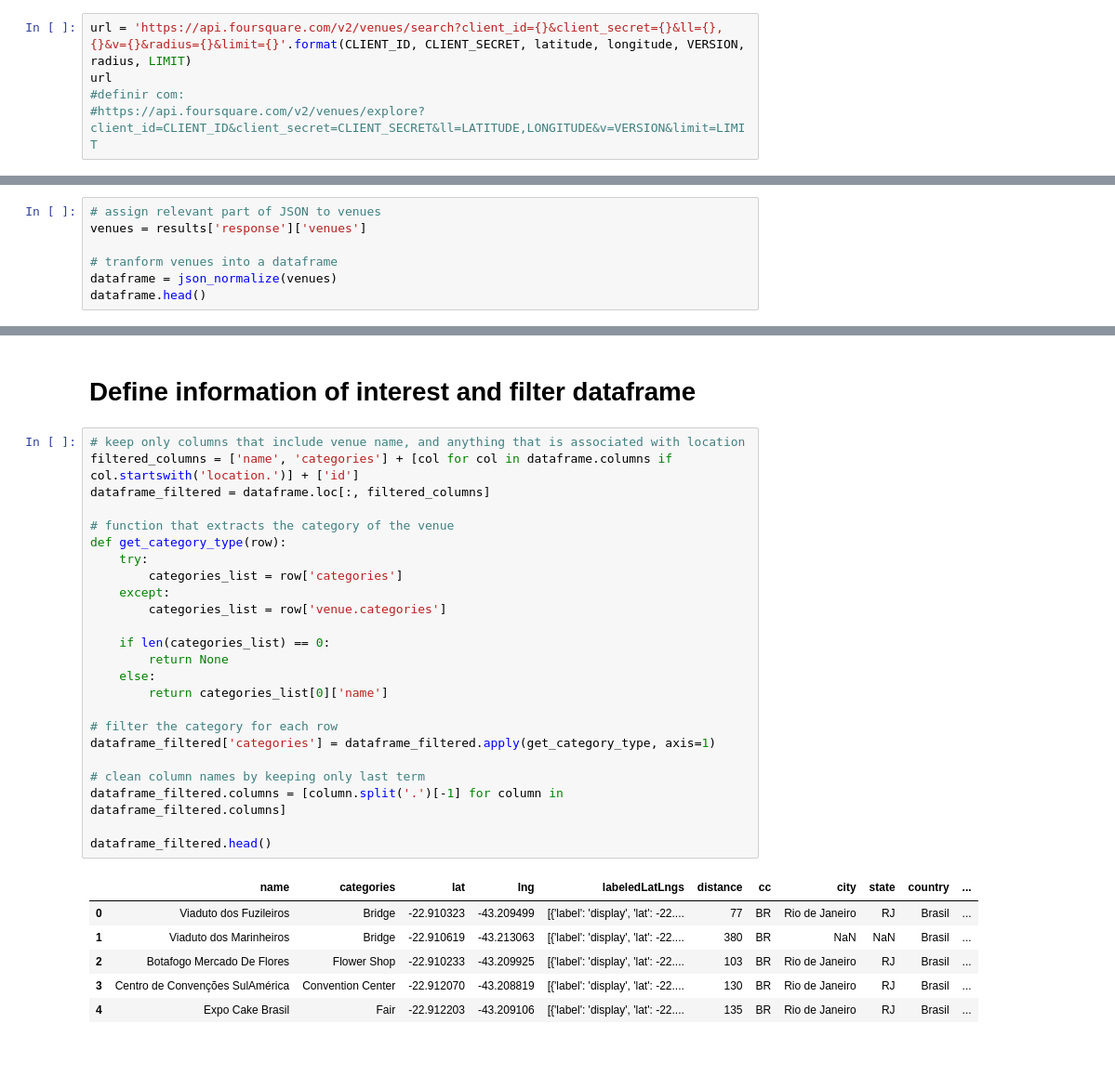
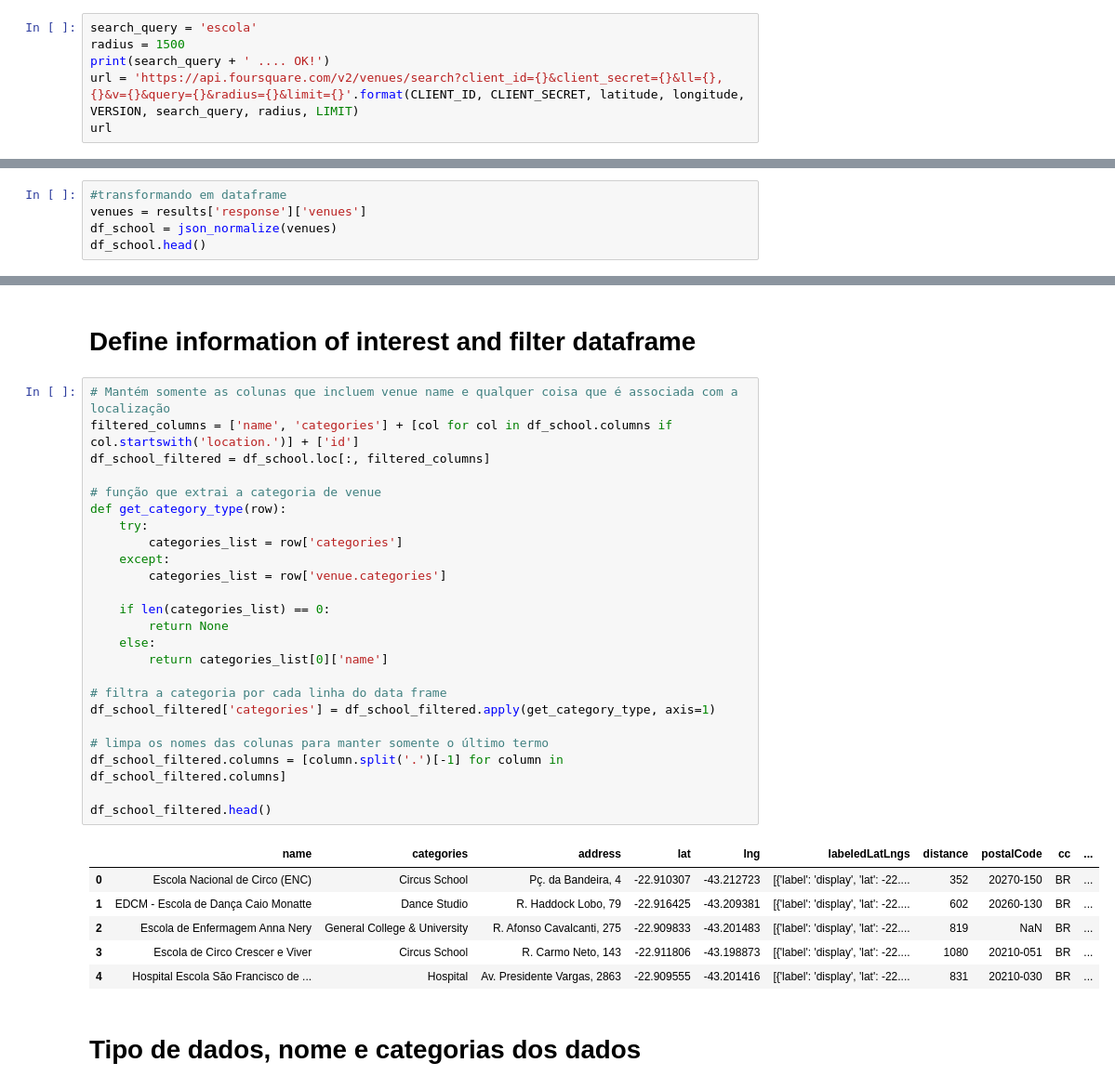
Before and after one commit to SamiraHabib/Coursera_Capstone, a Jupyter notebook: Coursera_Capstone.ipynb, the cells around one changed output, grey strips where cells are left out. Shown: that part at 93% size. Saved outputs shown, nothing was run; the diff lists cells and outputs as text; blank space fills up the shorter version.

```diff
--- a/Coursera_Capstone.ipynb
+++ b/Coursera_Capstone.ipynb
@@ -92,8 +79,9 @@ High School .... OK!
 # %% [markdown]
 # Define URL #
 # %%
-url = 'https://api.foursquare.com/v2/venues/search?client_id={}&client_secret={}&ll={},{}&v={}&radius={}&limit={}'.format(CLIENT_ID, CLIENT_SECRET, latitude, longitude, VERSION, radius, LIMIT)
+search_query = 'escola'
+radius = 1500
+print(search_query + ' .... OK!')
+url = 'https://api.foursquare.com/v2/venues/search?client_id={}&client_secret={}&ll={},{}&v={}&query={}&radius={}&limit={}'.format(CLIENT_ID, CLIENT_SECRET, latitude, longitude, VERSION, search_query, radius, LIMIT)
 url
-#definir com:
-#https://api.foursquare.com/v2/venues/explore?client_id=CLIENT_ID&client_secret=CLIENT_SECRET&ll=LATITUDE,LONGITUDE&v=VERSION&limit=LIMIT
 # %% [output]
@@ -127,8 +116,6 @@ results
 # %%
-# assign relevant part of JSON to venues
+#transformando em dataframe
 venues = results['response']['venues']
-
-# tranform venues into a dataframe
-dataframe = json_normalize(venues)
-dataframe.head()
+df_school = json_normalize(venues)
+df_school.head()
 # %% [output]
@@ -141,33 +128,35 @@ dataframe.head()
 # %% [markdown]
 # Define information of interest and filter dataframe #
 # %%
-# keep only columns that include venue name, and anything that is associated with location
-filtered_columns = ['name', 'categories'] + [col for col in dataframe.columns if col.startswith('location.')] + ['id']
-dataframe_filtered = dataframe.loc[:, filtered_columns]
+# Mantém somente as colunas que incluem venue name e qualquer coisa que é associada com a localização
+filtered_columns = ['name', 'categories'] + [col for col in df_school.columns if col.startswith('location.')] + ['id']
+df_school_filtered = df_school.loc[:, filtered_columns]
 
-# function that extracts the category of the venue
+# função que extrai a categoria de venue
 def get_category_type(row):
     try:
         categories_list = row['categories']
     except:
         categories_list = row['venue.categories']
 
     if len(categories_list) == 0:
         return None
     else:
         return categories_list[0]['name']
 
-# filter the category for each row
-dataframe_filtered['categories'] = dataframe_filtered.apply(get_category_type, axis=1)
+# filtra a categoria por cada linha do data frame
+df_school_filtered['categories'] = df_school_filtered.apply(get_category_type, axis=1)
 
-# clean column names by keeping only last term
-dataframe_filtered.columns = [column.split('.')[-1] for column in dataframe_filtered.columns]
+# limpa os nomes das colunas para manter somente o último termo
+df_school_filtered.columns = [column.split('.')[-1] for column in df_school_filtered.columns]
 
-dataframe_filtered.head()
+df_school_filtered.head()
 # %% [output]
-|  | name | categories | lat | lng | labeledLatLngs | distance | cc | city | state | country | ... |
-| 0 | Viaduto dos Fuzileiros | Bridge | -22.910323 | -43.209499 | [{'label': 'display', 'lat': -22.... | 77 | BR | Rio de Janeiro | RJ | Brasil | ... |
-| 1 | Viaduto dos Marinheiros | Bridge | -22.910619 | -43.213063 | [{'label': 'display', 'lat': -22.... | 380 | BR | NaN | NaN | Brasil | ... |
-| 2 | Botafogo Mercado De Flores | Flower Shop | -22.910233 | -43.209925 | [{'label': 'display', 'lat': -22.... | 103 | BR | Rio de Janeiro | RJ | Brasil | ... |
-| 3 | Centro de Convenções SulAmérica | Convention Center | -22.912070 | -43.208819 | [{'label': 'display', 'lat': -22.... | 130 | BR | Rio de Janeiro | RJ | Brasil | ... |
-| 4 | Expo Cake Brasil | Fair | -22.912203 | -43.209106 | [{'label': 'display', 'lat': -22.... | 135 | BR | Rio de Janeiro | RJ | Brasil | ... |
+|  | name | categories | address | lat | lng | labeledLatLngs | distance | postalCode | cc | ... |
+| 0 | Escola Nacional de Circo (ENC) | Circus School | Pç. da Bandeira, 4 | -22.910307 | -43.212723 | [{'label': 'display', 'lat': -22.... | 352 | 20270-150 | BR | ... |
+| 1 | EDCM - Escola de Dança Caio Monatte | Dance Studio | R. Haddock Lobo, 79 | -22.916425 | -43.209381 | [{'label': 'display', 'lat': -22.... | 602 | 20260-130 | BR | ... |
+| 2 | Escola de Enfermagem Anna Nery | General College & University | R. Afonso Cavalcanti, 275 | -22.909833 | -43.201483 | [{'label': 'display', 'lat': -22.... | 819 | NaN | BR | ... |
+| 3 | Escola de Circo Crescer e Viver | Circus School | R. Carmo Neto, 143 | -22.911806 | -43.198873 | [{'label': 'display', 'lat': -22.... | 1080 | 20210-051 | BR | ... |
+| 4 | Hospital Escola São Francisco de ... | Hospital | Av. Presidente Vargas, 2863 | -22.909555 | -43.201416 | [{'label': 'display', 'lat': -22.... | 831 | 20210-030 | BR | ... |
+# %% [markdown]
+# Tipo de dados, nome e categorias dos dados #
```
Also changed, not shown: parts of 27 cells of this notebook.
